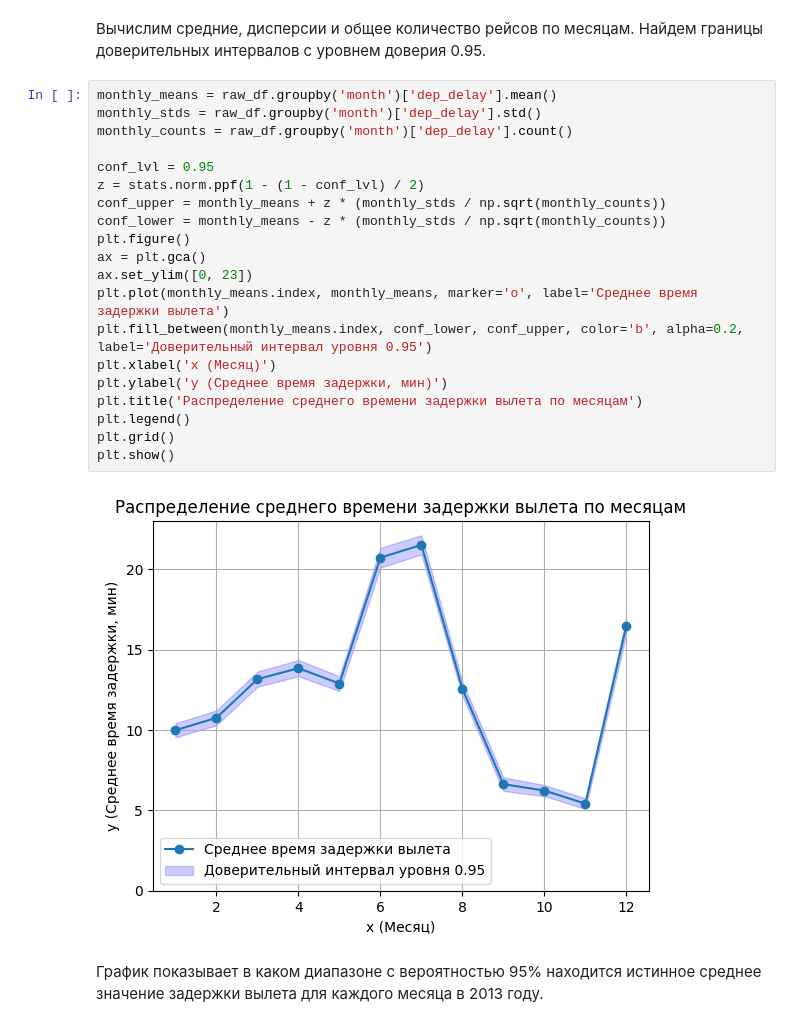
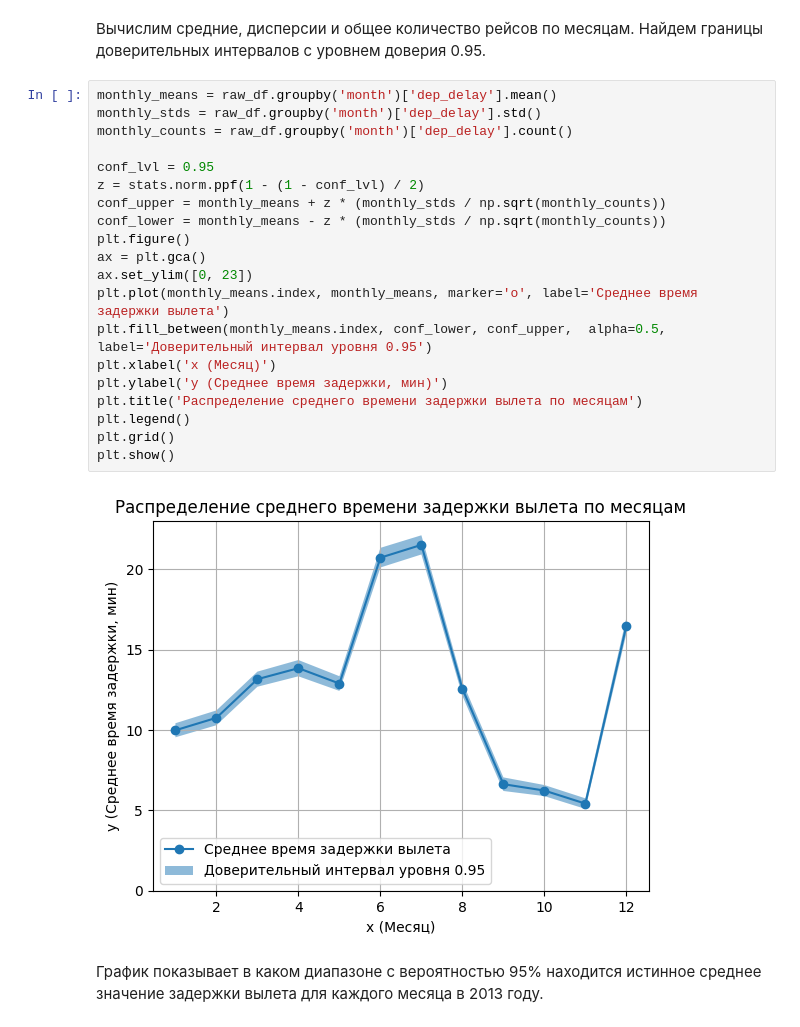
Before and after one commit to nstsnsts/msu_statistics_course, a Jupyter notebook: statistics_assignment.ipynb, the cells around one changed output. Cells and saved outputs as stored; diff of their text form.

```diff
--- a/statistics_assignment.ipynb
+++ b/statistics_assignment.ipynb
@@ -173,25 +173,25 @@ Name: dep_delay, dtype: float64
 # %%
 monthly_means = raw_df.groupby('month')['dep_delay'].mean()
 monthly_stds = raw_df.groupby('month')['dep_delay'].std()
 monthly_counts = raw_df.groupby('month')['dep_delay'].count()
 
 conf_lvl = 0.95
 z = stats.norm.ppf(1 - (1 - conf_lvl) / 2)
 conf_upper = monthly_means + z * (monthly_stds / np.sqrt(monthly_counts))
 conf_lower = monthly_means - z * (monthly_stds / np.sqrt(monthly_counts))
 plt.figure()
 ax = plt.gca()
 ax.set_ylim([0, 23])
 plt.plot(monthly_means.index, monthly_means, marker='o', label='Среднее время задержки вылета')
-plt.fill_between(monthly_means.index, conf_lower, conf_upper, color='b', alpha=0.2, label='Доверительный интервал уровня 0.95')
+plt.fill_between(monthly_means.index, conf_lower, conf_upper,  alpha=0.5, label='Доверительный интервал уровня 0.95')
 plt.xlabel('x (Месяц)')
 plt.ylabel('y (Среднее время задержки, мин)')
 plt.title('Распределение среднего времени задержки вылета по месяцам')
 plt.legend()
 plt.grid()
 plt.show()
 # %% [output]
-[figure, old version]
+[figure, new version]
 # %% [markdown]
 График показывает в каком диапазоне с вероятностью 95% находится истинное среднее значение задержки вылета для каждого месяца в 2013 году.
 # %% [markdown]
```
Also changed, not shown: parts of 1 cell of this notebook.
